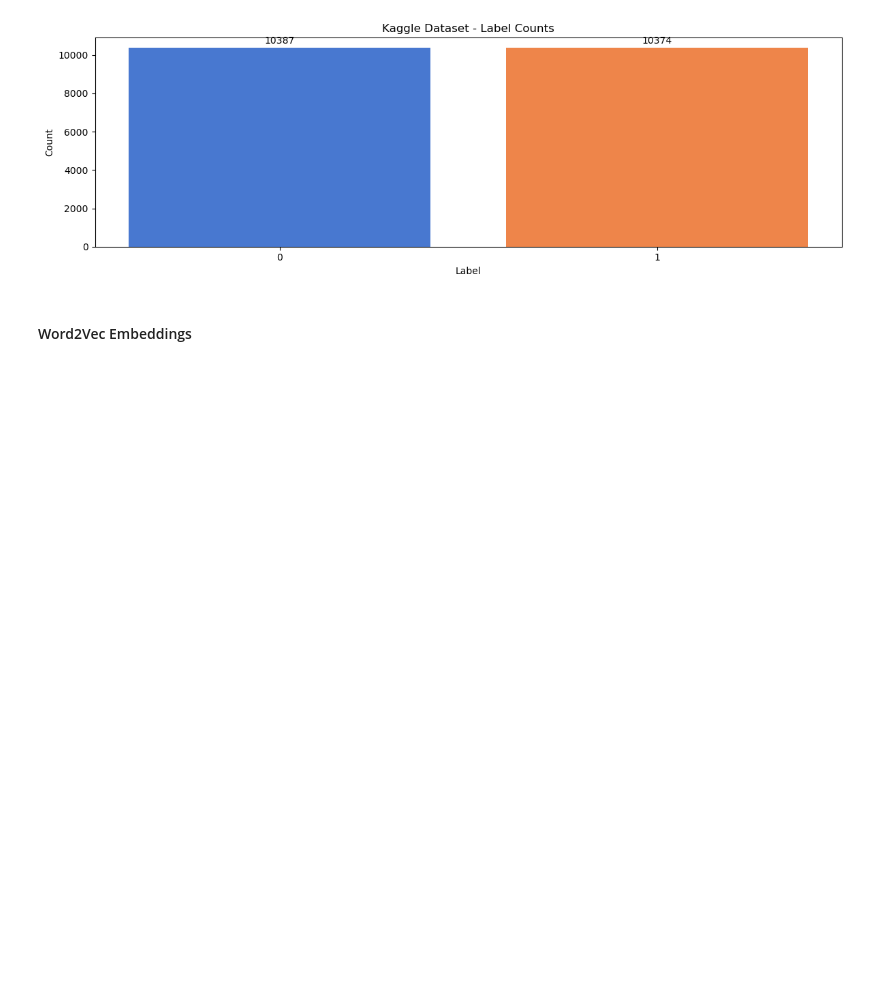
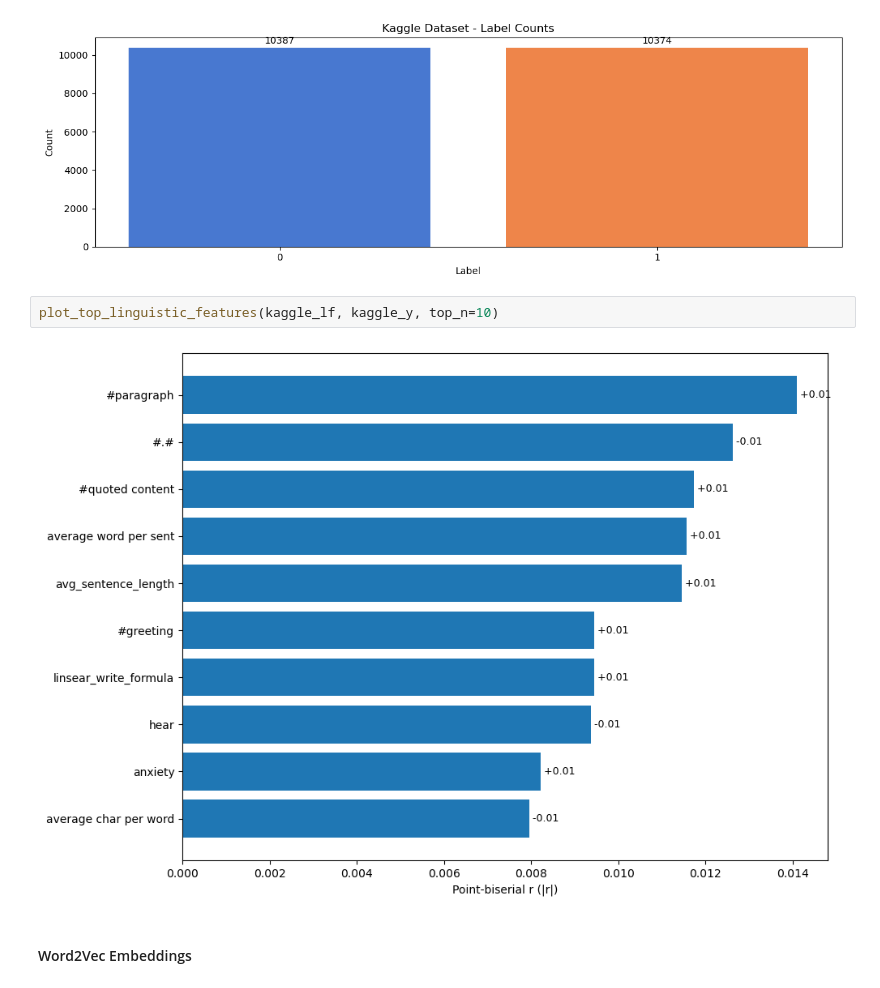
Before and after one commit to fahadthakur/mxn442-assignment2, a Jupyter notebook: fake_news_classifier.ipynb, the cells around one changed output. Drawn from its saved outputs; the diff is of its cells as text; blank space fills up the shorter version.

```diff
--- a/fake_news_classifier.ipynb
+++ b/fake_news_classifier.ipynb
@@ -857,6 +970,10 @@ plt.tight_layout()
 plt.show()
 # %% [output]
 [figure]
+# %%
+plot_top_linguistic_features(kaggle_lf, kaggle_y, top_n=10)
+# %% [output]
+[figure, added]
 # %% [markdown]
 #### Word2Vec Embeddings
 # %%
```
Also changed, not shown: parts of 37 cells of this notebook, 2 other files.
